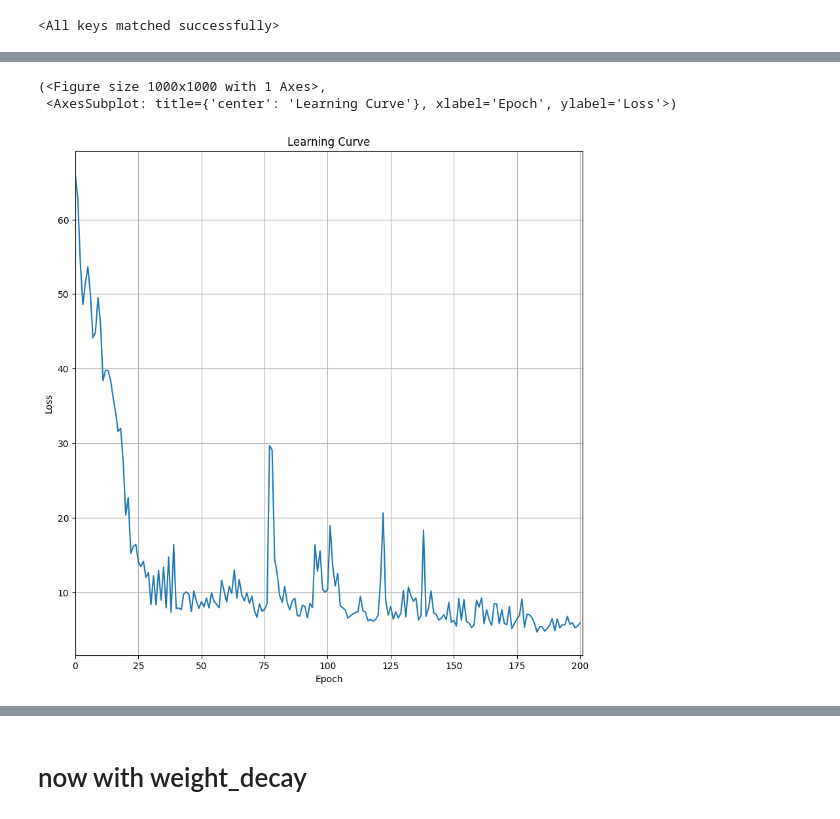
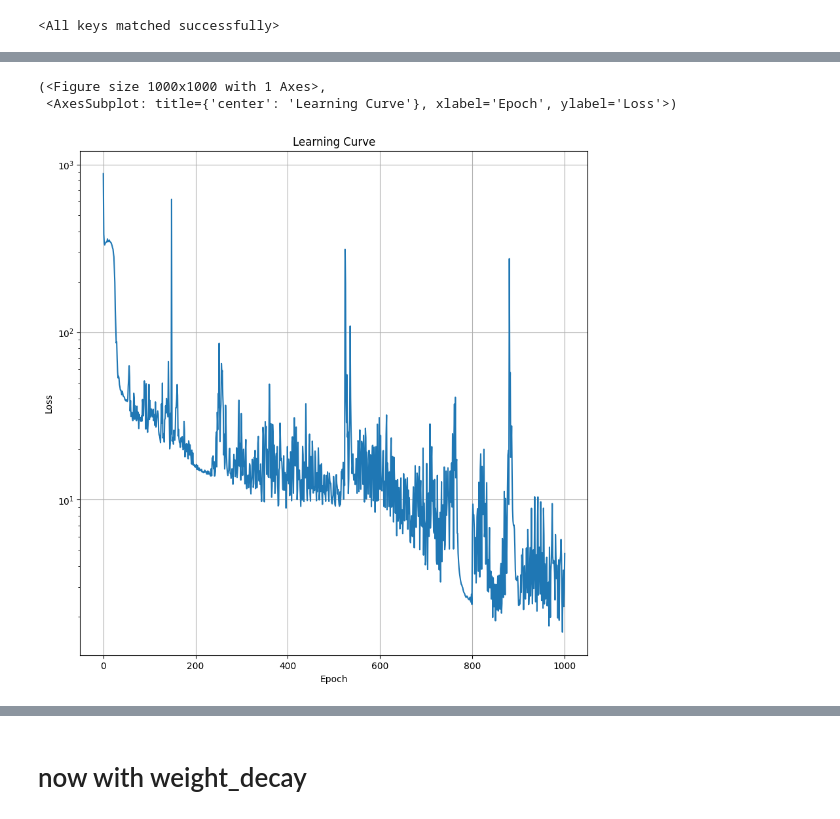
Before and after one commit to ericfonseca95/kmk, a Jupyter notebook: notebooks/LSTM_TLM.ipynb, the cells around one changed output, grey strips where cells are left out. Drawn from its saved outputs; the diff is of its cells as text; code cells hidden in the pictures.

Commit message:
best LSTM results
new results

```diff
--- a/notebooks/LSTM_TLM.ipynb
+++ b/notebooks/LSTM_TLM.ipynb
@@ -292,9 +292,9 @@ class Dataset_LSTM(torch.utils.data.Dataset):
     def __len__(self):
         return len(self.subject_index)
 # %%
-df = pd.read_pickle('../data/SeparatedData.pkl')
+df = pd.read_pickle('../data/SeparatedData_MedFilt.pkl')
 window_size = 100
-stride = 20
+stride = window_size
 df
 # %% [output]
 |  | Time | Event | EPB | EPL | FPL | APL | ADD | FCU | FPB | OPP | Fx | ... |
@@ -313,8 +313,8 @@ df
 # %%
 leave_out_df = df[df['Subject'] == 'RGr10']
 train_df = df[df['Subject'] != 'RGr10']
-train_data = Dataset_LSTM(train_df, window_size=100, stride=5)
-test_data = Dataset_LSTM(leave_out_df, window_size=100, stride=5)
+train_data = Dataset_LSTM(train_df, window_size=window_size, stride=stride)
+test_data = Dataset_LSTM(leave_out_df, window_size=window_size, stride=stride)
 # %%
 model = lstm(n_linear_layers=3, n_outputs = len(train_data.Y[0].flatten()), lstm_n_outputs = 3000, layer_size=30).to('cuda')
 model(train_data.X[0:10].to('cuda')).shape
@@ -373,7 +373,7 @@ model.__dir__()[-40:-1]
  'xpu']
 # %%
 
-tlm = TLLSTM(model, train_data.X[0:10].to('cpu'), change_layers=2)
+tlm = TLLSTM(model, train_data.X[0:10].to('cpu'), change_layers=3)
 # %%
 X_train = train_data.X.to('cuda')
 Y_train = train_data.Y.to('cuda')
@@ -381,5 +381,8 @@ X_test = test_data.X.to('cuda')
 Y_test = test_data.Y.to('cuda')
 # %%
 lr = 1e-3
-loss = kmk.run_Pytorch(tlm, X_train, Y_train, n_epochs=201, learning_rate=lr, batch_size=4, optimizer=torch.optim.Adam(tlm.parameters(), lr=lr, weight_decay=1e-3))
+batch_size = 2
+beta = 0
+loss = kmk.run_Pytorch(tlm, X_train, Y_train, n_epochs=1001, learning_rate=lr, batch_size=batch_size,
+                       optimizer=torch.optim.Adam(tlm.parameters(), lr=lr, weight_decay=beta))
 # %% [output]
@@ -403,20 +406,21 @@ EPOCH :  200 , dt:  9.203365564346313 seconds, losses : 5.871686935424805
 # %%
-# now to plot a paper worthy learning curve of the model. Make the line stand out in a clean cartoonish way
+# now to plot a paper worthy learning curve of the model. Make the line stand out in a clean cartoonish way. Make the y axis
+# log scale.
 def plot_learning_curve(losses, title='Learning Curve', xlabel='Epoch', ylabel='Loss', figsize=(10,10)):
-    fig, ax = plt.subplots(figsize=figsize)
+    fig, ax = plt.subplots(1,1, figsize=figsize)
     ax.plot(losses)
     ax.set_title(title)
     ax.set_xlabel(xlabel)
     ax.set_ylabel(ylabel)
-    ax.set_xlim(0, len(losses))
-    #ax.set_ylim(0, max(losses))
+    ax.set_yscale('log')
+    # add a grid
     ax.grid()
     return fig, ax
 plot_learning_curve(loss, title='Learning Curve', xlabel='Epoch', ylabel='Loss', figsize=(10,10))
 # %% [output]
 (<Figure size 1000x1000 with 1 Axes>,
  <AxesSubplot: title={'center': 'Learning Curve'}, xlabel='Epoch', ylabel='Loss'>)
-[figure, old version]
+[figure, new version]
 # %%
 # test the model on the test data. I dont expect this to work well because the model was only on simulated data
 import gc
```
Also changed, not shown: parts of 10 cells of this notebook, 3 other files.
